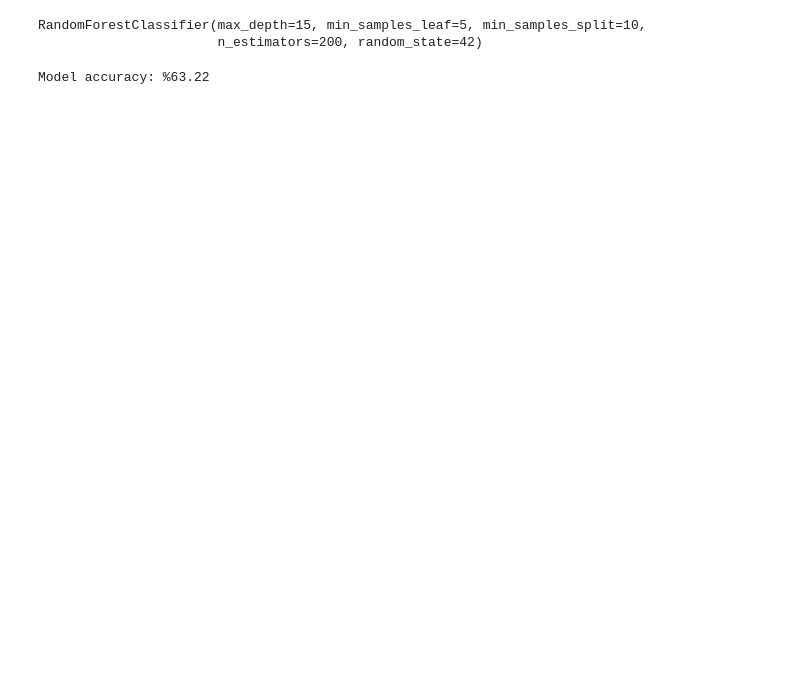
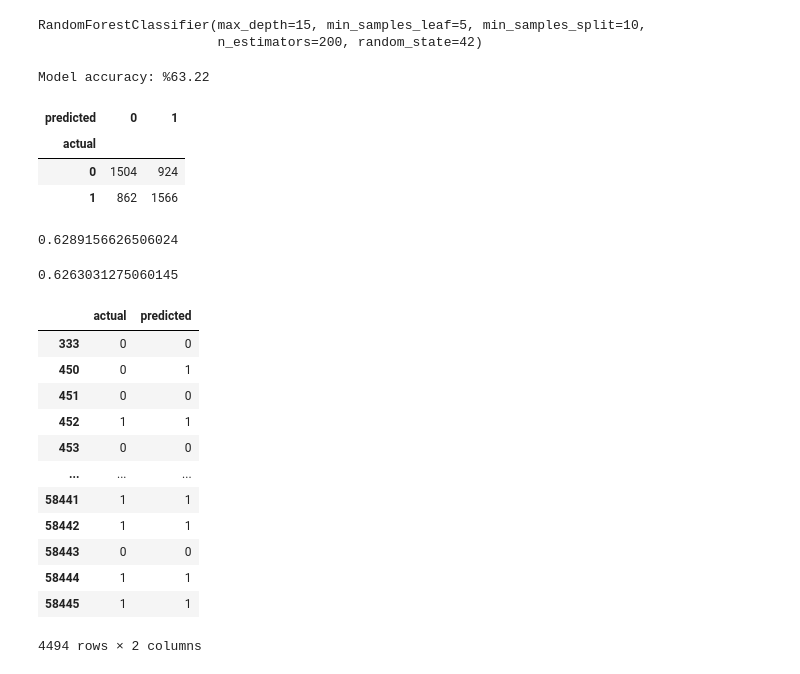
Before and after one commit to Rishi-S20/TennisPredictionModel, a Jupyter notebook: trainingModel.ipynb, the cells around one changed output. Drawn from its saved outputs; the diff is of its cells as text; code cells hidden in the pictures; blank space fills up the shorter version.

Commit message:
rolling averages for player 1

```diff
--- a/trainingModel.ipynb
+++ b/trainingModel.ipynb
@@ -106,5 +108,12 @@ Model accuracy: %63.22
 # %%
-# pd.crosstab(index=combined["actual"], columns=combined["predicted"], rownames=["Actual"], colnames=["Predicted"])
+pd.crosstab(index=combined["actual"], columns=combined["predicted"])
+# %% [output]
+| predicted | 0 | 1 |
+| actual |  |  |
+| 0 | 1504 | 924 |
+| 1 | 862 | 1566 |
 # %%
-# precision_score(test["player_1_wins"], preds)
+precision_score(test["player_1_wins"], preds)
+# %% [output]
+0.6289156626506024
 # %%
@@ -127,10 +140,26 @@ Model accuracy: %63.22
+# %%
+cols1 = ["Rank_1", "Pts_1", "player_1_wins"]
+new_cols1 = ["p1_rank_L5", "p1_pts_L5", "p1_wr_L5"]
+
+# cols2 = ["Rank_1", "Pts_1", "player_1_wins", "hard_win", "clay_win", "grass_win"]  # Same columns!
+# new_cols2 = ["p2_rank_L5", "p2_pts_L5", "p2_wr_L5", "p2_hard_wr_L5", "p2_clay_wr_L5", "p2_grass_wr_L5"]
+# %%
+# Apply the rolling_averages_1 function to each group in grouped_data_1
+tennis_rolling_p1 = grouped_data_1.apply(rolling_averages_1, cols=cols1, new_cols=new_cols1).reset_index(drop=True)
 # %%
 # def make_predictions(data, predictors):
-#     data['Date'] = pd.to_datetime(data['Date'])
-#     train = data[data["Date"] < datetime(2023, 1, 1)]
+#     train = data[data["Date"] < datetime(2023, 1, 1)]  # Fixed: "Date" not "date"
 #     test = data[data["Date"] >= datetime(2023, 1, 1)]
 #     rf.fit(train[predictors], train["player_1_wins"])
 #     preds = rf.predict(test[predictors])
 #     combined = pd.DataFrame(dict(actual=test["player_1_wins"], predicted=preds), index=test.index)
 #     error = precision_score(test["player_1_wins"], preds)
 #     return combined, error
+def make_predictions(data, predictors):
+    train = data[data["Date"] < '2023-01-01']
+    test = data[data["Date"] >= '2023-01-01']
+    rf.fit(train[predictors], train["player_1_wins"])
+    preds = rf.predict(test[predictors])
+    combined = pd.DataFrame(dict(actual=test["player_1_wins"], predicted=preds), index=test.index)
+    error = precision_score(test["player_1_wins"], preds)
+    return combined, error
@@ -139,0 +166,33 @@ Model accuracy: %63.22
+# %%
+# # Test baseline (no rolling stats)
+# combined_baseline, error_baseline = make_predictions(data, predictors)
+# print(f"Baseline accuracy: {error_baseline:.4f}")
+
+# # Test with Player_1 rolling stats only
+# p1_predictors = predictors + new_cols1
+# combined_p1, error_p1 = make_predictions(tennis_rolling_p1, p1_predictors)
+# print(f"P1 rolling accuracy: {error_p1:.4f}")
+# print(f"Improvement: {error_p1 - error_baseline:.4f}")
+
+
+combined, error = make_predictions(tennis_rolling_p1, predictors + new_cols1)
+# %%
+error
+# %% [output]
+0.6263031275060145
+# %%
+combined
+# %% [output]
+|  | actual | predicted |
+| 333 | 0 | 0 |
+| 450 | 0 | 1 |
+| 451 | 0 | 0 |
+| 452 | 1 | 1 |
+| 453 | 0 | 0 |
+| ... | ... | ... |
+| 58441 | 1 | 1 |
+| 58442 | 1 | 1 |
+| 58443 | 0 | 0 |
+| 58444 | 1 | 1 |
+| 58445 | 1 | 1 |
+4494 rows × 2 columns
```
Also changed, not shown: parts of 10 cells of this notebook.
